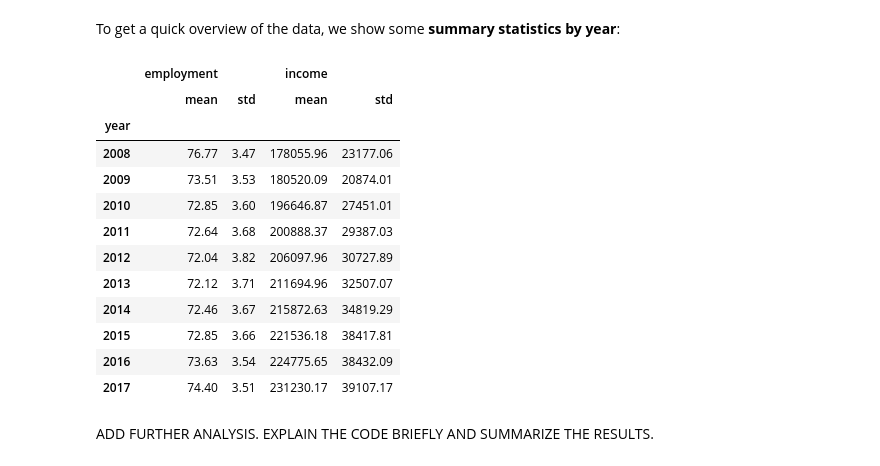
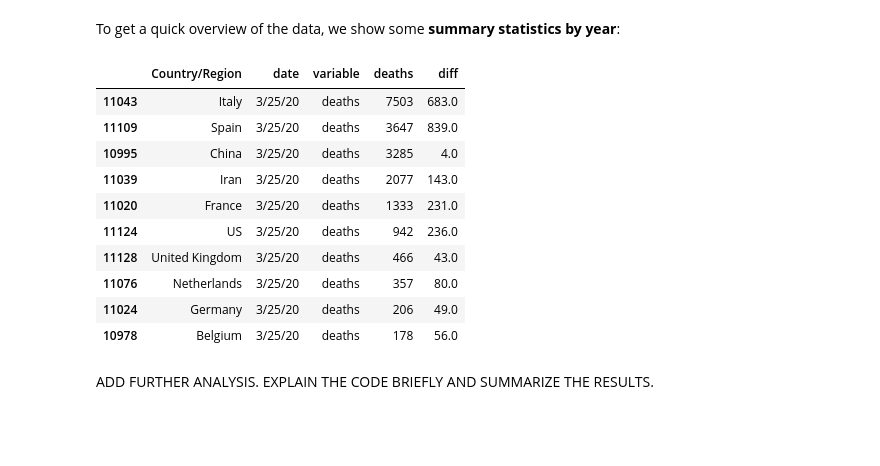
Before and after one commit to NumEconCopenhagen/projects-2020-mathilde-mathilde, a Jupyter notebook: dataproject/dataproject.ipynb, the cells around one changed output. Drawn from its saved outputs; the diff is of its cells as text; code cells hidden in the pictures; blank space fills up the shorter version.

```diff
--- a/dataproject/dataproject.ipynb
+++ b/dataproject/dataproject.ipynb
@@ -107,5 +58,0 @@ recovered_long.rename(columns = {'value':'recovered'}, inplace=True)
-# %%
-# d. set country/region as column, not index
-df_confirmed.reset_index(inplace=True)
-df_deaths.reset_index(inplace=True)
-df_recovered.reset_index(inplace=True)
@@ -112,2 +61,6 @@ df_recovered.reset_index(inplace=True)
+# %%
+deaths_long = dataproject.long(df_deaths, 'deaths')
+recovered_long = dataproject.long(df_recovered, 'recovered')
+confirmed_long = dataproject.long(df_confirmed, 'confirmed')
 # %% [markdown]
 # Explore data set
@@ -293,22 +236,22 @@ Number of years          = 10
 # Analysis
 # %% [markdown]
 To get a quick overview of the data, we show some **summary statistics by year**:
-# %%
-merged.groupby('year').agg(['mean','std']).round(2)
-# %% [output]
-|  | employment |  | income |  |
-|  | mean | std | mean | std |
-| year |  |  |  |  |
-| 2008 | 76.77 | 3.47 | 178055.96 | 23177.06 |
-| 2009 | 73.51 | 3.53 | 180520.09 | 20874.01 |
-| 2010 | 72.85 | 3.60 | 196646.87 | 27451.01 |
-| 2011 | 72.64 | 3.68 | 200888.37 | 29387.03 |
-| 2012 | 72.04 | 3.82 | 206097.96 | 30727.89 |
-| 2013 | 72.12 | 3.71 | 211694.96 | 32507.07 |
-| 2014 | 72.46 | 3.67 | 215872.63 | 34819.29 |
-| 2015 | 72.85 | 3.66 | 221536.18 | 38417.81 |
-| 2016 | 73.63 | 3.54 | 224775.65 | 38432.09 |
-| 2017 | 74.40 | 3.51 | 231230.17 | 39107.17 |
+# %%
+# Total deaths are the number of deaths at the latest date
+total_deaths = deaths_long.loc[deaths_long['date']==df_deaths.columns[-1]]
+total_deaths.sort_values(by = 'deaths', ascending=False).head(10)
+# %% [output]
+|  | Country/Region | date | variable | deaths | diff |
+| 11043 | Italy | 3/25/20 | deaths | 7503 | 683.0 |
+| 11109 | Spain | 3/25/20 | deaths | 3647 | 839.0 |
+| 10995 | China | 3/25/20 | deaths | 3285 | 4.0 |
+| 11039 | Iran | 3/25/20 | deaths | 2077 | 143.0 |
+| 11020 | France | 3/25/20 | deaths | 1333 | 231.0 |
+| 11124 | US | 3/25/20 | deaths | 942 | 236.0 |
+| 11128 | United Kingdom | 3/25/20 | deaths | 466 | 43.0 |
+| 11076 | Netherlands | 3/25/20 | deaths | 357 | 80.0 |
+| 11024 | Germany | 3/25/20 | deaths | 206 | 49.0 |
+| 10978 | Belgium | 3/25/20 | deaths | 178 | 56.0 |
 # %% [markdown]
 ADD FURTHER ANALYSIS. EXPLAIN THE CODE BRIEFLY AND SUMMARIZE THE RESULTS.
 # %% [markdown]
```
Also changed, not shown: parts of 31 cells of this notebook, 1 other file.
